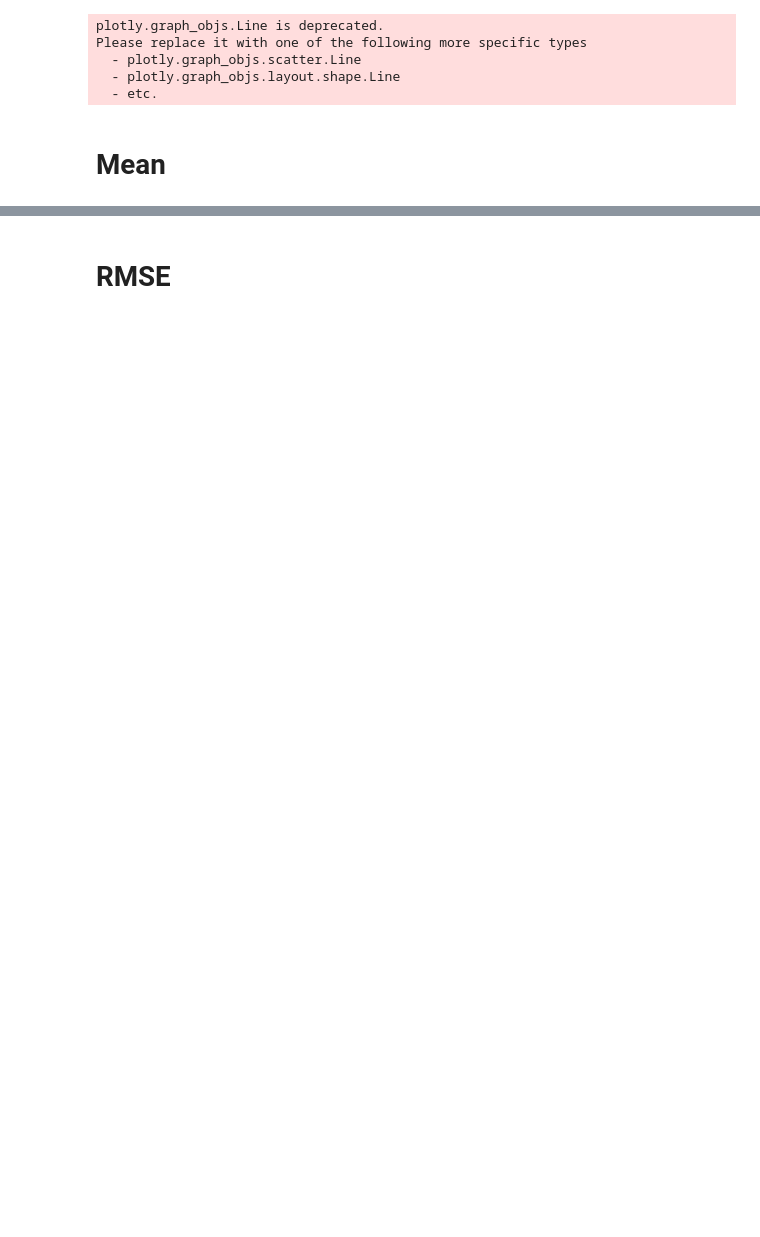
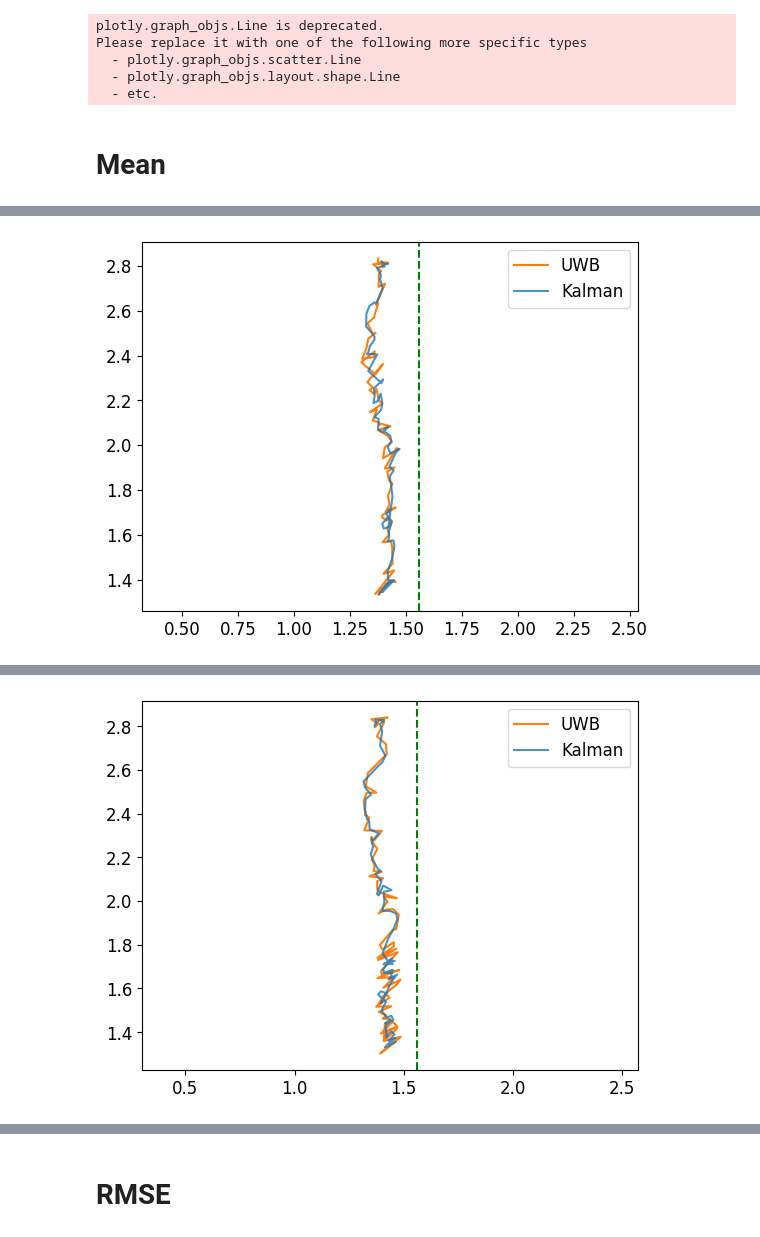
Before and after one commit to piotrs112/uwb-rs, a Jupyter notebook: data-processing/mlat_many_samples.ipynb, the cells around one changed output, grey strips where cells are left out. Saved outputs shown, nothing was run; the diff lists cells and outputs as text; code cells hidden in the pictures; blank space fills up the shorter version.

```diff
--- a/data-processing/mlat_many_samples.ipynb
+++ b/data-processing/mlat_many_samples.ipynb
@@ -319,16 +363,21 @@ plt.show()
 # %%
 # Trace/scatter for every data set
-
-# for filename, df, kdf in zip(filenames, solved_dfs, kalman_dfs):
-#     if MOVEMENT:
-#         plt.plot(kdf.x, kdf.y, "-", color="blue", label="Kalman")
-#         plt.plot(df.x, df.y, "-", color="orange", label="UWB")
-#         plt.axvline(TAG[REF_POINT][0] / 1000, color="g", linestyle="--")
-#     else:
-#         plt.scatter(kdf.x, kdf.y, color="blue", label="Kalman")
-#         plt.scatter(df.x, df.y, color="orange" ,label="UWB")
-#         plt.plot(TAG[REF_POINT][0]/1000, TAG[REF_POINT][1]/1000, "g1")
-#     plt.axis("equal")
-#     plt.legend()
-#     print(filename)
-#     plt.show()
+n_plots = 3
+for filename, df, kdf in zip(filenames[:n_plots], solved_dfs[:n_plots], kalman_dfs[:n_plots]):
+    if MOVEMENT:
+        # df.x = df.x.rolling(window=3).mean()
+        # df.y = df.y.rolling(window=3).mean()
+        # x = kdf.x.rolling(window=3).mean()
+        # y = kdf.y.rolling(window=3).mean()
+        plt.plot(df.x, df.y, "-", color="tab:orange", label="UWB")
+        plt.plot(kdf.x, kdf.y, "-", color="tab:blue", label="Kalman", alpha=0.8)
+        plt.axvline(TAG[REF_POINT][0] / 1000, color="g", linestyle="--")
+    else:
+        plt.scatter(kdf.x, kdf.y, color="blue", label="Kalman")
+        plt.scatter(df.x, df.y, color="orange" ,label="UWB")
+        plt.plot(TAG[REF_POINT][0]/1000, TAG[REF_POINT][1]/1000, "g1")
+    plt.axis("equal")
+    plt.legend()
+    print(filename)
+    plt.show()
+# %% [output]
@@ -334,0 +385 @@ plt.show()
+[figure, added]
@@ -334,0 +387 @@ plt.show()
+[figure, added]
```
Also changed, not shown: parts of 24 cells of this notebook, 25 other files.
